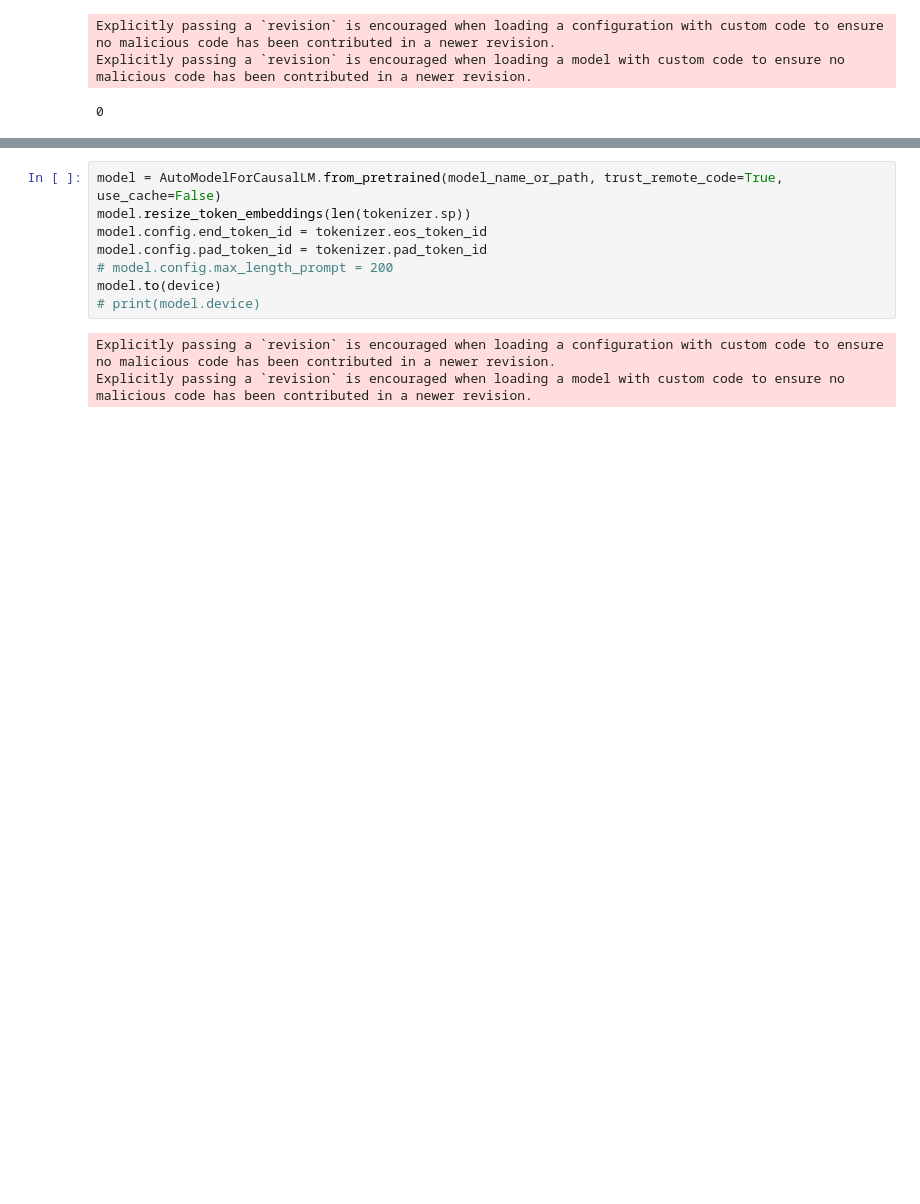
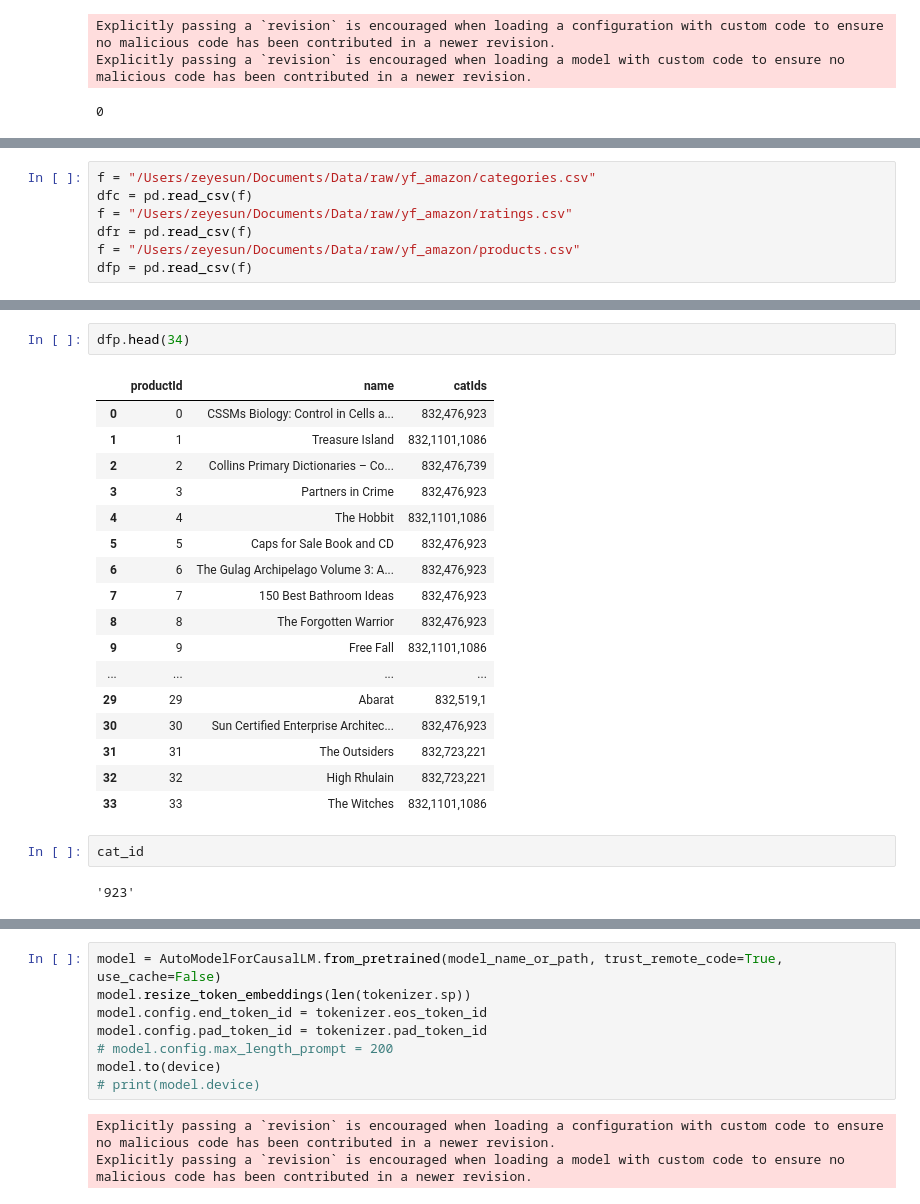
Before and after one commit to sunzeyeah/RLHF, a Jupyter notebook: src/notebook/rlhf.ipynb, the cells around one changed output, grey strips where cells are left out. Cells and saved outputs as stored; diff of their text form; blank space fills up the shorter version.

```diff
--- a/src/notebook/rlhf.ipynb
+++ b/src/notebook/rlhf.ipynb
@@ -63,0 +161,7 @@ Explicitly passing a `revision` is encouraged when loading a model with custom c
+# %%
+f = "/Users/zeyesun/Documents/Data/raw/yf_amazon/categories.csv"
+dfc = pd.read_csv(f)
+f = "/Users/zeyesun/Documents/Data/raw/yf_amazon/ratings.csv"
+dfr = pd.read_csv(f)
+f = "/Users/zeyesun/Documents/Data/raw/yf_amazon/products.csv"
+dfp = pd.read_csv(f)
@@ -63,0 +200,24 @@ Explicitly passing a `revision` is encouraged when loading a model with custom c
+# %%
+dfp.head(34)
+# %% [output]
+|  | productId | name | catIds |
+| 0 | 0 | CSSMs Biology: Control in Cells a... | 832,476,923 |
+| 1 | 1 | Treasure Island | 832,1101,1086 |
+| 2 | 2 | Collins Primary Dictionaries – Co... | 832,476,739 |
+| 3 | 3 | Partners in Crime | 832,476,923 |
+| 4 | 4 | The Hobbit | 832,1101,1086 |
+| 5 | 5 | Caps for Sale Book and CD | 832,476,923 |
+| 6 | 6 | The Gulag Archipelago Volume 3: A... | 832,476,923 |
+| 7 | 7 | 150 Best Bathroom Ideas | 832,476,923 |
+| 8 | 8 | The Forgotten Warrior | 832,476,923 |
+| 9 | 9 | Free Fall | 832,1101,1086 |
+| ... | ... | ... | ... |
+| 29 | 29 | Abarat | 832,519,1 |
+| 30 | 30 | Sun Certified Enterprise Architec... | 832,476,923 |
+| 31 | 31 | The Outsiders | 832,723,221 |
+| 32 | 32 | High Rhulain | 832,723,221 |
+| 33 | 33 | The Witches | 832,1101,1086 |
+# %%
+cat_id
+# %% [output]
+'923'
```
Also changed, not shown: parts of 20 cells of this notebook.
